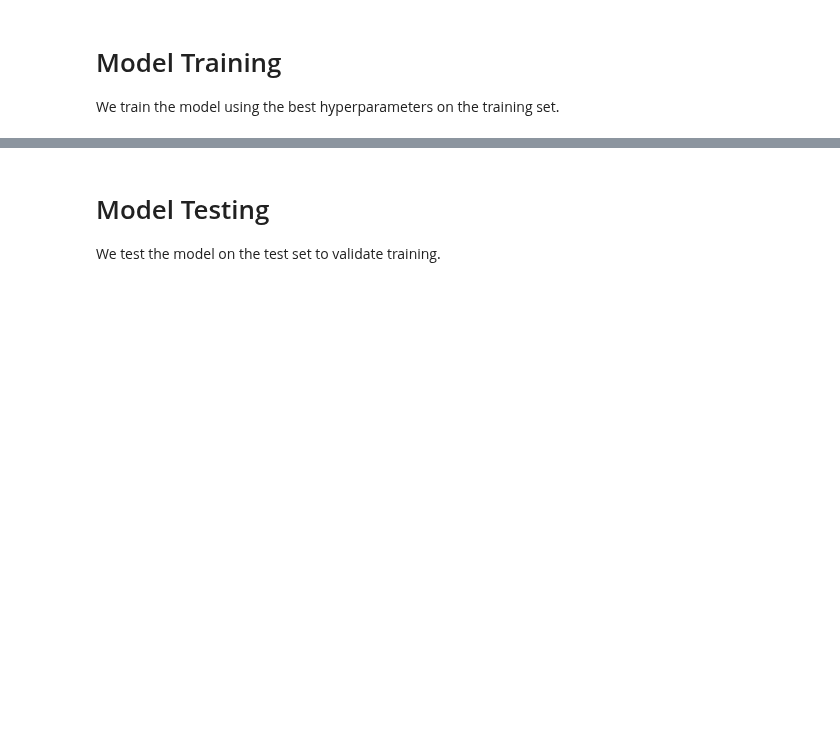
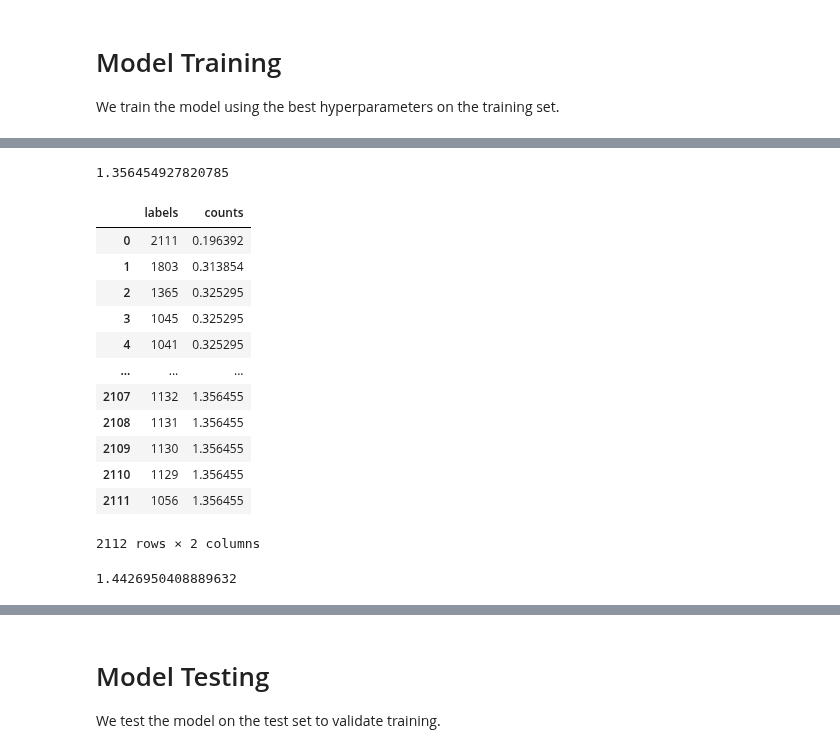
Before and after one commit to Chr728/Compass, a Jupyter notebook: pillIdentifierAI/Pill_Identifier - CUDA.ipynb, the cells around one changed output, grey strips where cells are left out. Drawn from its saved outputs; the diff is of its cells as text; code cells hidden in the pictures; blank space fills up the shorter version.

```diff
--- a/pillIdentifierAI/Pill_Identifier - CUDA.ipynb
+++ b/pillIdentifierAI/Pill_Identifier - CUDA.ipynb
@@ -695,0 +741,10 @@ mainTrainer = CustomTrainer (
+# %%
+dataset_df.head()
+labels_df = dataset_df.value_counts("labels")
+labels_df.head()
+# print(labels_df['2111'])
+# print(dataset_df['labels'])
+for index, row in dataset_df.iterrows():
+    dataset_df.loc[index, ('counts')] = labels_df[dataset_df.loc[index, ('labels')]]
+#     row[1]['counts'] = labels_df[row[1]['labels']]
+dataset_df.value_counts('labels')
@@ -695,0 +765,47 @@ mainTrainer = CustomTrainer (
+# %%
+def get_weight(class_num, pixel_count):
+    W = 1 / np.log(pixel_count)
+    W = class_num * W/np.sum(W)
+    return W
+
+base = 2
+value = dataset_df.value_counts('labels').tolist()
+value_df = pd.DataFrame({'labels': dataset_df.value_counts('labels').index.tolist(), 'counts':dataset_df.value_counts('labels').tolist()})
+value_df
+# pixel_count = np.array([200,20,2])
+# pixel_count = np.array(value)*base
+# W = get_weight(2112, pixel_count)
+value_df['counts'] = get_weight(2112, base*value_df['counts'])
+# value_df
+list = value_df.set_index('labels').T.to_dict('list')
+print(list[1130][0])
+# print(list)
+value_df
+# print(W)
+# value_df = pd.DataFrame({'labels': dataset_df.value_counts('labels').index.tolist()})
+# weights_df = pd.DataFrame({'weights': W})
+# value_df = value_df['labels'] + weights_df['weights']
+# value_df
+# weights_df
+# print(np.log(2))
+# %% [output]
+1.356454927820785
+|  | labels | counts |
+| 0 | 2111 | 0.196392 |
+| 1 | 1803 | 0.313854 |
+| 2 | 1365 | 0.325295 |
+| 3 | 1045 | 0.325295 |
+| 4 | 1041 | 0.325295 |
+| ... | ... | ... |
+| 2107 | 1132 | 1.356455 |
+| 2108 | 1131 | 1.356455 |
+| 2109 | 1130 | 1.356455 |
+| 2110 | 1129 | 1.356455 |
+| 2111 | 1056 | 1.356455 |
+2112 rows × 2 columns
+# %%
+W = 1 / np.log(2)
+W = 3 * W/3
+print(W)
+# %% [output]
+1.4426950408889632
```
Also changed, not shown: parts of 9 cells of this notebook.
